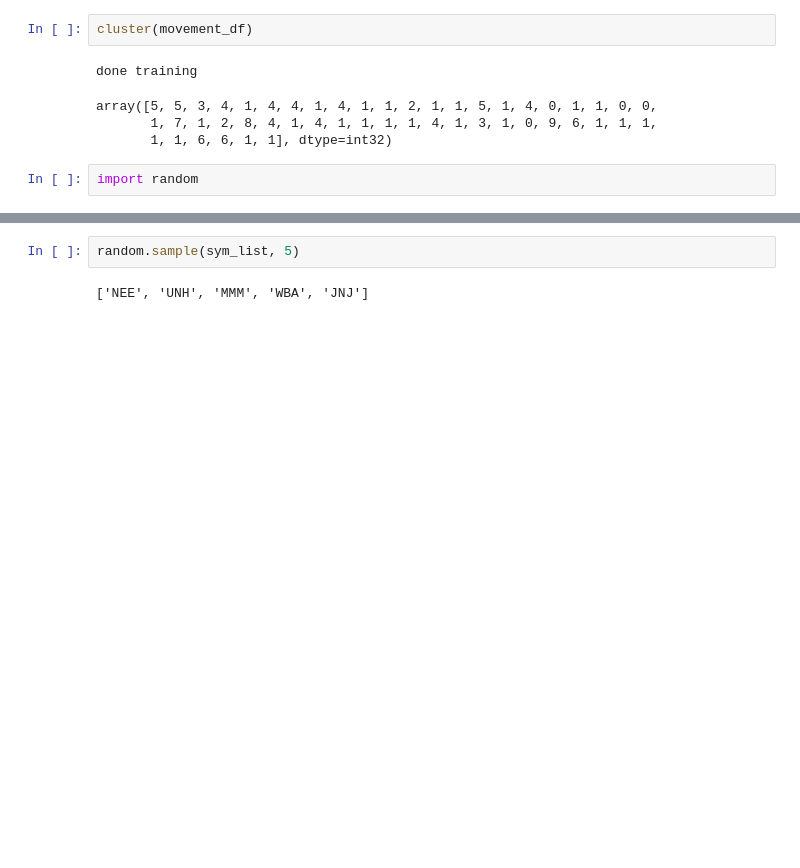
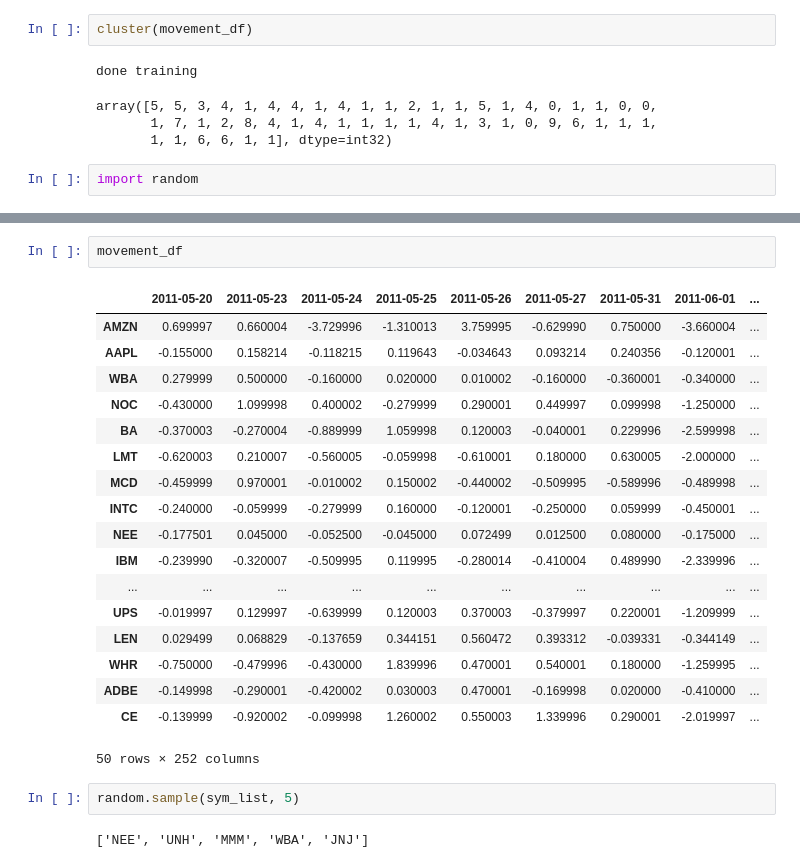
Before and after one commit to kevinclee26/portfolio_diversification_analysis, a Jupyter notebook: Untitled.ipynb, the cells around one changed output, grey strips where cells are left out. Drawn from its saved outputs; the diff is of its cells as text; blank space fills up the shorter version.

```diff
--- a/Untitled.ipynb
+++ b/Untitled.ipynb
@@ -289,3 +312,24 @@ import random
+# %%
+movement_df
+# %% [output]
+|  | 2011-05-20 | 2011-05-23 | 2011-05-24 | 2011-05-25 | 2011-05-26 | 2011-05-27 | 2011-05-31 | 2011-06-01 | ... |
+| AMZN | 0.699997 | 0.660004 | -3.729996 | -1.310013 | 3.759995 | -0.629990 | 0.750000 | -3.660004 | ... |
+| AAPL | -0.155000 | 0.158214 | -0.118215 | 0.119643 | -0.034643 | 0.093214 | 0.240356 | -0.120001 | ... |
+| WBA | 0.279999 | 0.500000 | -0.160000 | 0.020000 | 0.010002 | -0.160000 | -0.360001 | -0.340000 | ... |
+| NOC | -0.430000 | 1.099998 | 0.400002 | -0.279999 | 0.290001 | 0.449997 | 0.099998 | -1.250000 | ... |
+| BA | -0.370003 | -0.270004 | -0.889999 | 1.059998 | 0.120003 | -0.040001 | 0.229996 | -2.599998 | ... |
+| LMT | -0.620003 | 0.210007 | -0.560005 | -0.059998 | -0.610001 | 0.180000 | 0.630005 | -2.000000 | ... |
+| MCD | -0.459999 | 0.970001 | -0.010002 | 0.150002 | -0.440002 | -0.509995 | -0.589996 | -0.489998 | ... |
+| INTC | -0.240000 | -0.059999 | -0.279999 | 0.160000 | -0.120001 | -0.250000 | 0.059999 | -0.450001 | ... |
+| NEE | -0.177501 | 0.045000 | -0.052500 | -0.045000 | 0.072499 | 0.012500 | 0.080000 | -0.175000 | ... |
+| IBM | -0.239990 | -0.320007 | -0.509995 | 0.119995 | -0.280014 | -0.410004 | 0.489990 | -2.339996 | ... |
+| ... | ... | ... | ... | ... | ... | ... | ... | ... | ... |
+| UPS | -0.019997 | 0.129997 | -0.639999 | 0.120003 | 0.370003 | -0.379997 | 0.220001 | -1.209999 | ... |
+| LEN | 0.029499 | 0.068829 | -0.137659 | 0.344151 | 0.560472 | 0.393312 | -0.039331 | -0.344149 | ... |
+| WHR | -0.750000 | -0.479996 | -0.430000 | 1.839996 | 0.470001 | 0.540001 | 0.180000 | -1.259995 | ... |
+| ADBE | -0.149998 | -0.290001 | -0.420002 | 0.030003 | 0.470001 | -0.169998 | 0.020000 | -0.410000 | ... |
+| CE | -0.139999 | -0.920002 | -0.099998 | 1.260002 | 0.550003 | 1.339996 | 0.290001 | -2.019997 | ... |
+50 rows × 252 columns
 # %%
 random.sample(sym_list, 5)
 # %% [output]
```
Also changed, not shown: parts of 2 cells of this notebook, 11 other files.
